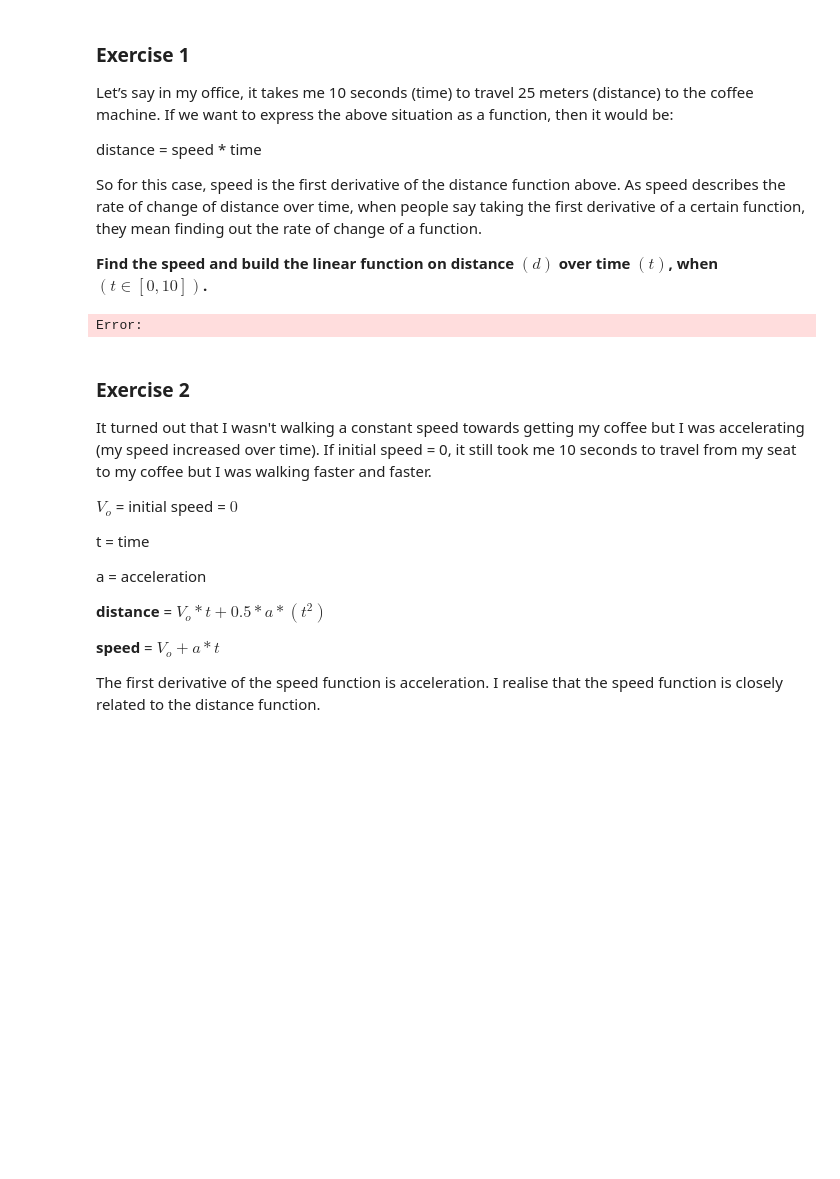
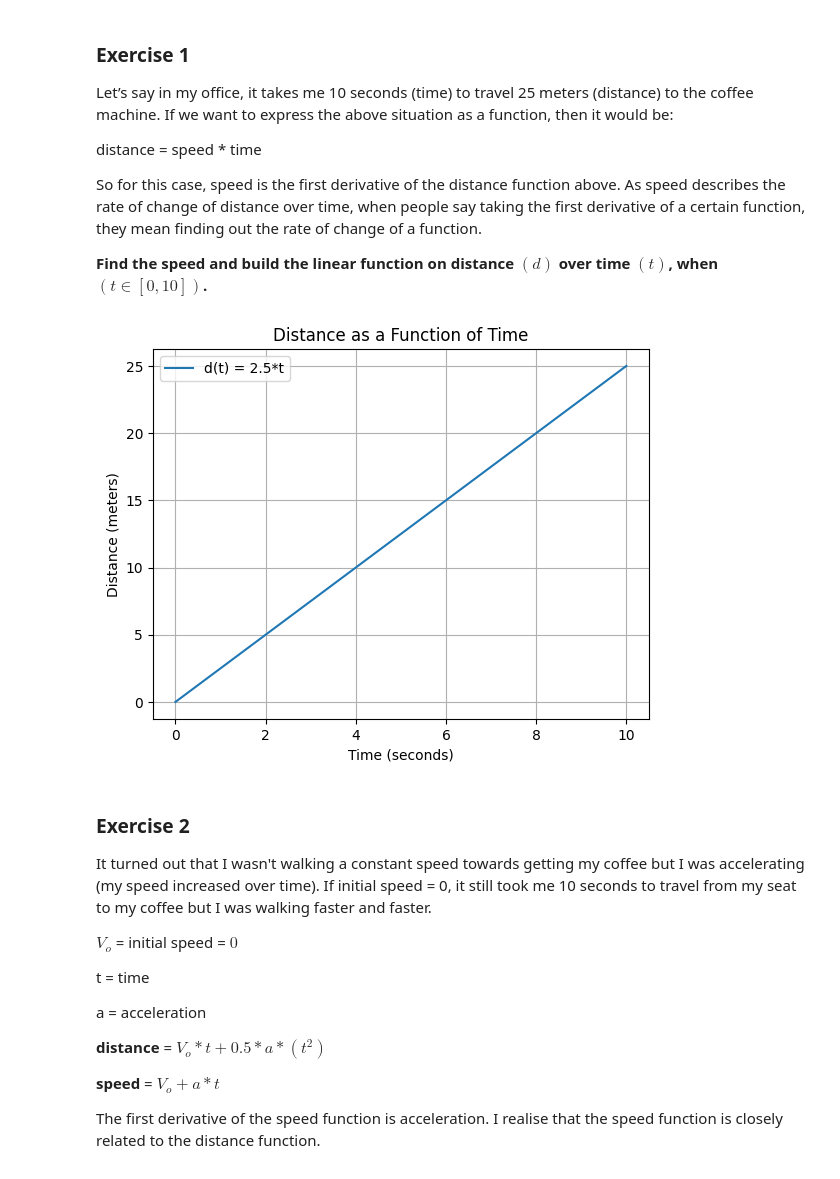
Before and after one commit to 3liC/calculus-and-algebra-problems-with-python, a Jupyter notebook: notebook/problems.ipynb, the cells around one changed output. Drawn from its saved outputs; the diff is of its cells as text; code cells hidden in the pictures; blank space fills up the shorter version.

```diff
--- a/notebook/problems.ipynb
+++ b/notebook/problems.ipynb
@@ -23,24 +23,31 @@ So for this case, speed is the first derivative of the distance function above.
 **Find the speed and build the linear function on distance $(d)$ over time $(t)$, when $(t ∈ [0,10])$.**
 # %%
 #import libraries
+import pandas as pd
 import numpy as np
 import matplotlib.pyplot as plt
 
+distance = 25  # meters
+time = 10  # seconds
 
-#define the distance function
-t_values = np.linspace(0, 10, 100)
-d_values = 25 * t_values
-speed = 25
+speed = distance / time
+
+def linear_function(t):
+    return speed * t
-# %% [output]
-Error:
 # %%
 #plot the distance function on domain(t)
-linear_function = 0.5 * speed * t_values**2
-plt.plot(t_values, d_values, label="Distance")
-plt.plot(t_values, linear_function, label="Linear Function")
-plt.xlabel("Time (s)")
-plt.ylabel("Distance (m)")
+t_values = np.linspace(0, 10, 100)  # 100 points between 0 and 10 seconds
+
+distance_values = linear_function(t_values)
+
+plt.plot(t_values, distance_values, label=f'd(t) = {speed}*t')
+plt.title('Distance as a Function of Time')
+plt.xlabel('Time (seconds)')
+plt.ylabel('Distance (meters)')
 plt.legend()
+plt.grid(True)
 plt.show()
+# %% [output]
+[figure, added]
 # %%
 # create a dataframe
```
Also changed, not shown: parts of 15 cells of this notebook, 1 other file.
